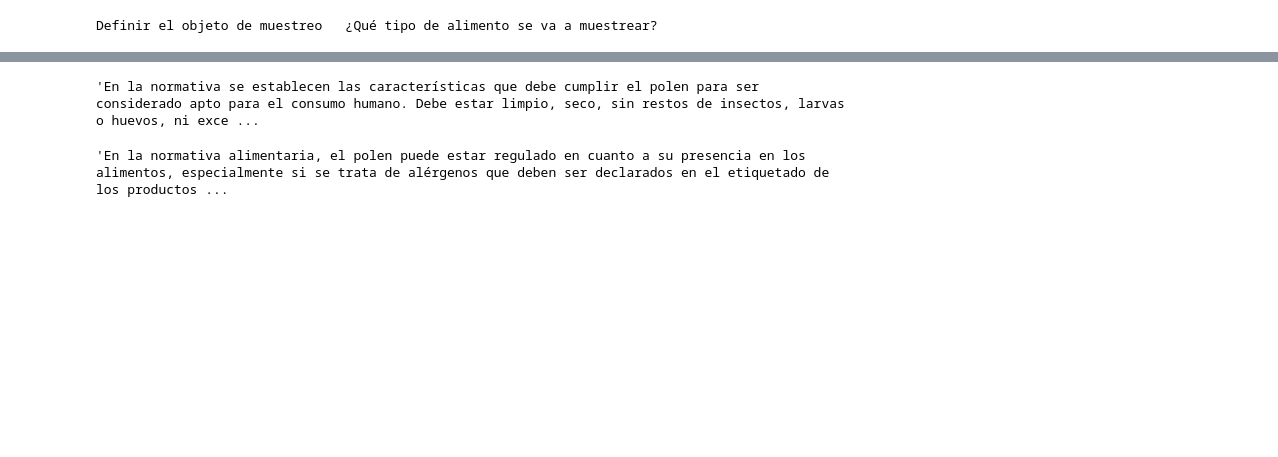
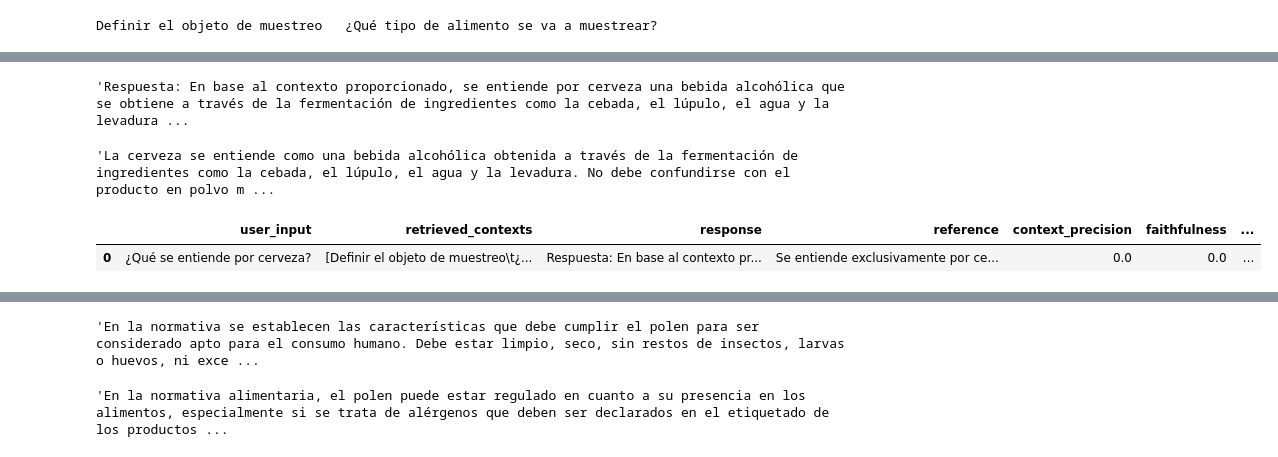
Before and after one commit to N-Sotelo98/practicos-rag, a Jupyter notebook: notebooks/pruebas_modularizadas.ipynb, the cells around one changed output, grey strips where cells are left out. Saved outputs shown, nothing was run; the diff lists cells and outputs as text; code cells hidden in the pictures; blank space fills up the shorter version.

```diff
--- a/notebooks/pruebas_modularizadas.ipynb
+++ b/notebooks/pruebas_modularizadas.ipynb
@@ -514,7 +514,7 @@ from vector_store_client.vector_store_client import search_qdrant
 # ------------------------------------------------------------
 # Definir la consulta y generar su embedding
 # ------------------------------------------------------------
-query = "¿Qué se dice en la normativa respecto al polen?"
+query = "¿Qué se entiende por cerveza?"
 
 # Generar embedding para la consulta
 try:
@@ -613,0 +622,10 @@ chunks_basic = chunks_basic[:len(chunks_adv)]
+# %%
+answer_basic = ans.answer_query_with_context(query,chunks_basic)
+answer_basic
+# %% [output]
+'Respuesta: En base al contexto proporcionado, se entiende por cerveza una bebida alcohólica que se obtiene a través de la fermentación de ingredientes como la cebada, el lúpulo, el agua y la levadura ...
+# %%
+answer_adv = ans.answer_query_with_context(query,chunks_adv)
+answer_adv
+# %% [output]
+'La cerveza se entiende como una bebida alcohólica obtenida a través de la fermentación de ingredientes como la cebada, el lúpulo, el agua y la levadura. No debe confundirse con el producto en polvo m ...
@@ -613,0 +634,14 @@ chunks_basic = chunks_basic[:len(chunks_adv)]
+# %%
+ground_truth = '''Se entiende exclusivamente por cerveza la bebida resultante de fermentar, mediante
+levadura cervecera, al mosto de cebada malteada o de extracto de malta, sometido
+previamente a un proceso de cocción, adicionado de lúpulo. Una parte de la cebada
+malteada o de extracto de malta podrá ser reemplazada por adjuntos cerveceros.
+La cerveza negra podrá ser azucarada.
+La cerveza podrá ser adicionada de colorantes, saborizantes y aromatizantes.'''
+
+
+ragas_basic = eval.evaluate_ragas(query,answer_basic, chunks_basic, ground_truth)
+ragas_basic
+# %% [output]
+|  | user_input | retrieved_contexts | response | reference | context_precision | faithfulness | ... |
+| 0 | ¿Qué se entiende por cerveza? | [Definir el objeto de muestreo\t¿... | Respuesta: En base al contexto pr... | Se entiende exclusivamente por ce... | 0.0 | 0.0 | ... |
```
Also changed, not shown: parts of 8 cells of this notebook.
